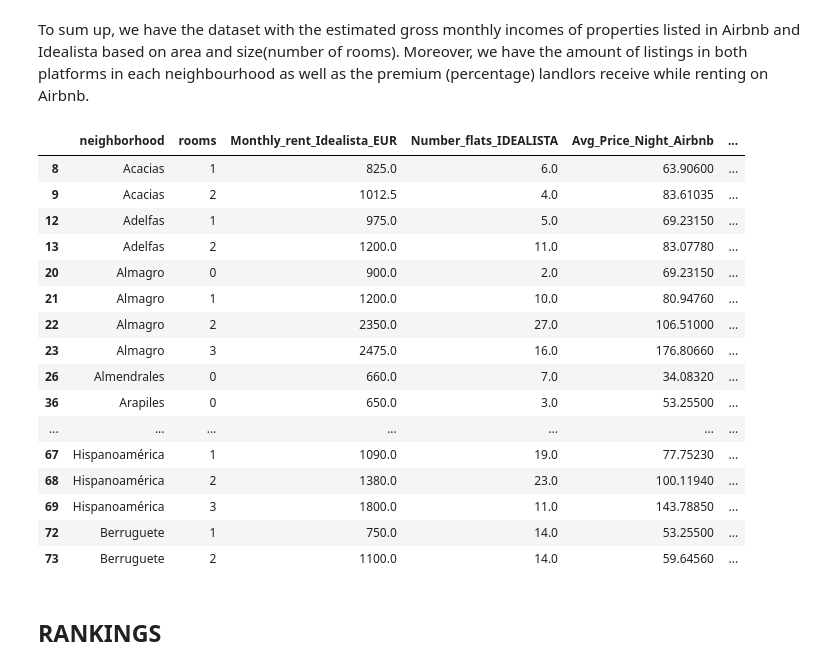
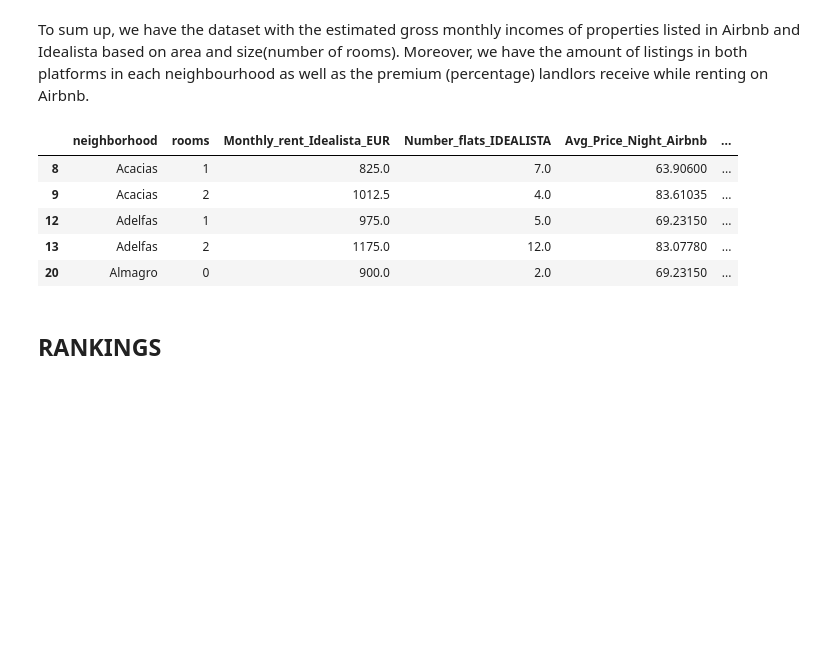
Before and after one commit to penadorada/TFM, a Jupyter notebook: Idealista_Airbnb/API_Idealista_rents.ipynb, the cells around one changed output. Saved outputs shown, nothing was run; the diff lists cells and outputs as text; code cells hidden in the pictures; blank space fills up the shorter version.

```diff
--- a/Idealista_Airbnb/API_Idealista_rents.ipynb
+++ b/Idealista_Airbnb/API_Idealista_rents.ipynb
@@ -443,25 +384,14 @@ To sum up, we have the dataset with the estimated gross monthly incomes of prope
 # %%
 center.to_csv('center.csv')# File for Dashboard
 # %%
-center.head(25)
+center.head(5)
 # %% [output]
 |  | neighborhood | rooms | Monthly_rent_Idealista_EUR | Number_flats_IDEALISTA | Avg_Price_Night_Airbnb | ... |
-| 8 | Acacias | 1 | 825.0 | 6.0 | 63.90600 | ... |
+| 8 | Acacias | 1 | 825.0 | 7.0 | 63.90600 | ... |
 | 9 | Acacias | 2 | 1012.5 | 4.0 | 83.61035 | ... |
 | 12 | Adelfas | 1 | 975.0 | 5.0 | 69.23150 | ... |
-| 13 | Adelfas | 2 | 1200.0 | 11.0 | 83.07780 | ... |
+| 13 | Adelfas | 2 | 1175.0 | 12.0 | 83.07780 | ... |
 | 20 | Almagro | 0 | 900.0 | 2.0 | 69.23150 | ... |
-| 21 | Almagro | 1 | 1200.0 | 10.0 | 80.94760 | ... |
-| 22 | Almagro | 2 | 2350.0 | 27.0 | 106.51000 | ... |
-| 23 | Almagro | 3 | 2475.0 | 16.0 | 176.80660 | ... |
-| 26 | Almendrales | 0 | 660.0 | 7.0 | 34.08320 | ... |
-| 36 | Arapiles | 0 | 650.0 | 3.0 | 53.25500 | ... |
-| ... | ... | ... | ... | ... | ... | ... |
-| 67 | Hispanoamérica | 1 | 1090.0 | 19.0 | 77.75230 | ... |
-| 68 | Hispanoamérica | 2 | 1380.0 | 23.0 | 100.11940 | ... |
-| 69 | Hispanoamérica | 3 | 1800.0 | 11.0 | 143.78850 | ... |
-| 72 | Berruguete | 1 | 750.0 | 14.0 | 53.25500 | ... |
-| 73 | Berruguete | 2 | 1100.0 | 14.0 | 59.64560 | ... |
 # %% [markdown]
 ## RANKINGS
 # %%
```
Also changed, not shown: parts of 12 cells of this notebook.
